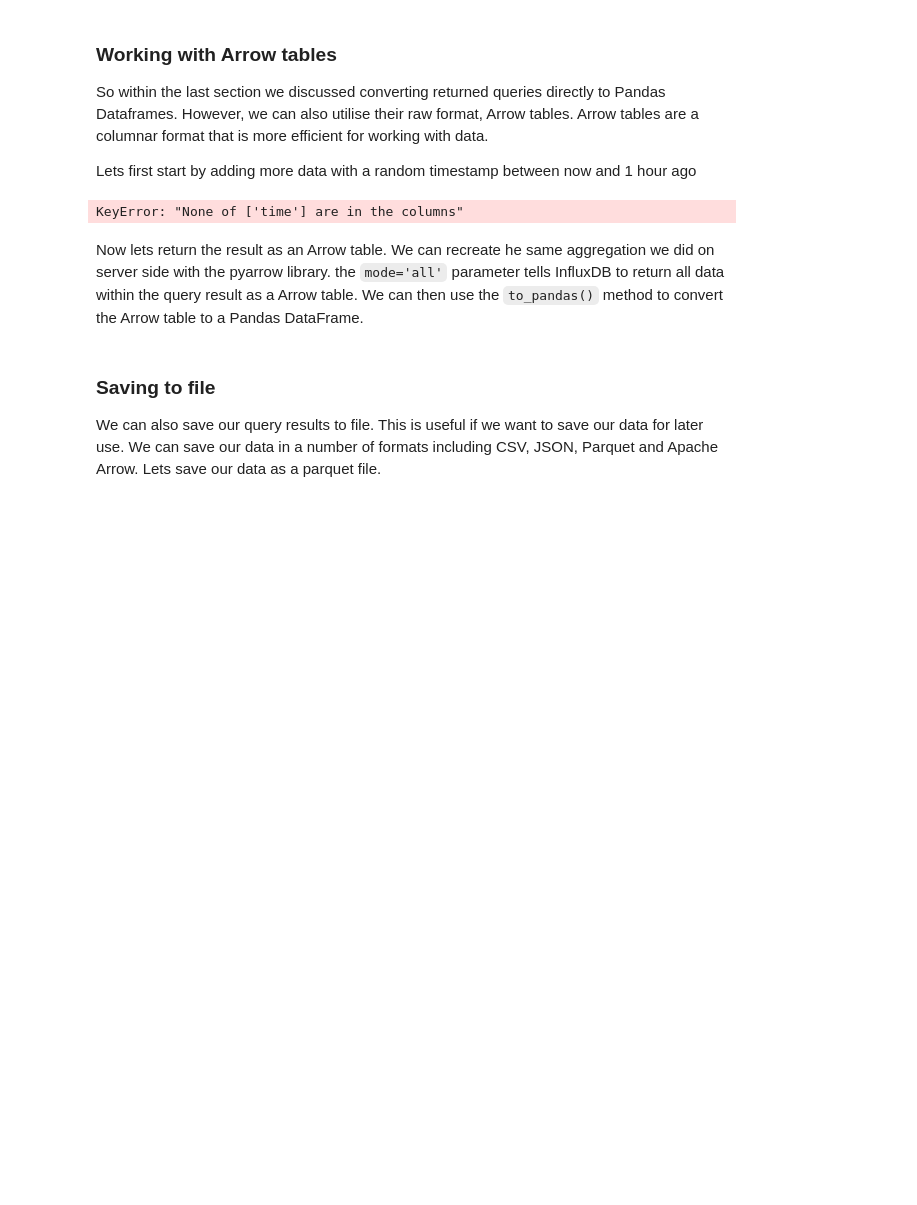
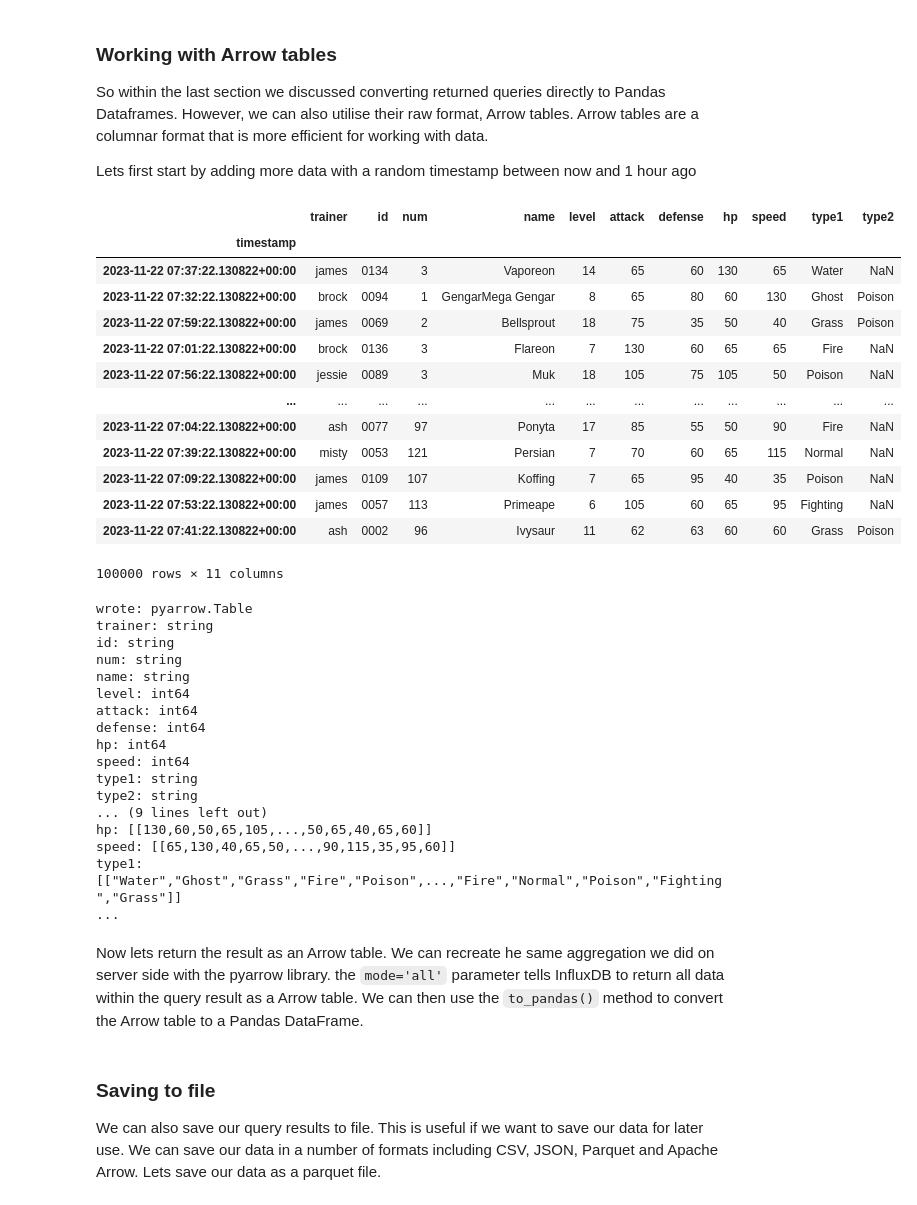
Before and after one commit to Jayclifford345/fdapDB, a Jupyter notebook: app/cookbook.ipynb, the cells around one changed output. Cells and saved outputs as stored; diff of their text form; code cells hidden in the pictures; blank space fills up the shorter version.

```diff
--- a/app/cookbook.ipynb
+++ b/app/cookbook.ipynb
@@ -34,7 +34,7 @@ client = FlightClient("grpc://localhost:8081")
 
 
 
-now =  pd.Timestamp.now(tz='UTC').floor('ms')
+now =  pd.Timestamp.now(tz='+00:00').floor('ms')
 
 # Lists of possible trainers
 trainers = ["ash", "brock", "misty", "gary", "jessie", "james"]
@@ -219,8 +227,8 @@ So within the last section we discussed converting returned queries directly to
 
 Lets first start by adding more data with a random timestamp between now and 1 hour ago
 # %%
-num_entries = 10000 # You can reduce this if required. The more data the more interesting the results.
-now =  pd.Timestamp.now(tz='UTC').floor('ms')
+num_entries = 100000 # You can reduce this if required. The more data the more interesting the results.
+now =  pd.Timestamp.now(tz='+00:00').floor('ns')
 data = []
 
 
@@ -248,34 +256,64 @@ for i in range(num_entries):
         "id": f"{0000 + random_pokemon['#']:04d}",
         "num": str(num),
         "name": caught,
         "level": random.randint(5, 20),
         "attack": random_pokemon['Attack'],
         "defense": random_pokemon['Defense'],
         "hp": random_pokemon['HP'],
         "speed": random_pokemon['Speed'],
         "type1": random_pokemon['Type 1'],
         "type2": random_pokemon['Type 2'],
         "timestamp": timestamp
     }
     data.append(entry)
 
 # Convert the list of dictionaries to a DataFrame
 caught_pokemon_df = pd.DataFrame(data).set_index('timestamp')
 
 # Print the DataFrame
 display(caught_pokemon_df)
 table = pa.Table.from_pandas(caught_pokemon_df)
 
 try:
     descriptor = FlightDescriptor.for_path("caught")
     writer, _ = client.do_put(descriptor, table.schema)
     writer.write_table(table)
     print(f"wrote: {table}")
     writer.close()
 except Exception as e:
     print(f"Error writing point: {e}")
 # %% [output]
+|  | trainer | id | num | name | level | attack | defense | hp | speed | type1 | type2 |
+| timestamp |  |  |  |  |  |  |  |  |  |  |  |
+| 2023-11-22 07:37:22.130822+00:00 | james | 0134 | 3 | Vaporeon | 14 | 65 | 60 | 130 | 65 | Water | NaN |
+| 2023-11-22 07:32:22.130822+00:00 | brock | 0094 | 1 | GengarMega Gengar | 8 | 65 | 80 | 60 | 130 | Ghost | Poison |
+| 2023-11-22 07:59:22.130822+00:00 | james | 0069 | 2 | Bellsprout | 18 | 75 | 35 | 50 | 40 | Grass | Poison |
+| 2023-11-22 07:01:22.130822+00:00 | brock | 0136 | 3 | Flareon | 7 | 130 | 60 | 65 | 65 | Fire | NaN |
+| 2023-11-22 07:56:22.130822+00:00 | jessie | 0089 | 3 | Muk | 18 | 105 | 75 | 105 | 50 | Poison | NaN |
+| ... | ... | ... | ... | ... | ... | ... | ... | ... | ... | ... | ... |
+| 2023-11-22 07:04:22.130822+00:00 | ash | 0077 | 97 | Ponyta | 17 | 85 | 55 | 50 | 90 | Fire | NaN |
+| 2023-11-22 07:39:22.130822+00:00 | misty | 0053 | 121 | Persian | 7 | 70 | 60 | 65 | 115 | Normal | NaN |
+| 2023-11-22 07:09:22.130822+00:00 | james | 0109 | 107 | Koffing | 7 | 65 | 95 | 40 | 35 | Poison | NaN |
+| 2023-11-22 07:53:22.130822+00:00 | james | 0057 | 113 | Primeape | 6 | 105 | 60 | 65 | 95 | Fighting | NaN |
+| 2023-11-22 07:41:22.130822+00:00 | ash | 0002 | 96 | Ivysaur | 11 | 62 | 63 | 60 | 60 | Grass | Poison |
-KeyError: "None of ['time'] are in the columns"
+100000 rows × 11 columns
+wrote: pyarrow.Table
+trainer: string
+id: string
+num: string
+name: string
+level: int64
+attack: int64
+defense: int64
+hp: int64
+speed: int64
+type1: string
+type2: string
+... (9 lines left out)
+hp: [[130,60,50,65,105,...,50,65,40,65,60]]
+speed: [[65,130,40,65,50,...,90,115,35,95,60]]
+type1: [["Water","Ghost","Grass","Fire","Poison",...,"Fire","Normal","Poison","Fighting","Grass"]]
+...
 # %% [markdown]
 Now lets return the result as an Arrow table. We can recreate he same aggregation we did on server side with the pyarrow library. the `mode='all'` parameter tells InfluxDB to return all data within the query result as a Arrow table. We can then use the `to_pandas()` method to convert the Arrow table to a Pandas DataFrame.
 # %%
```
Also changed, not shown: parts of 11 cells of this notebook.
